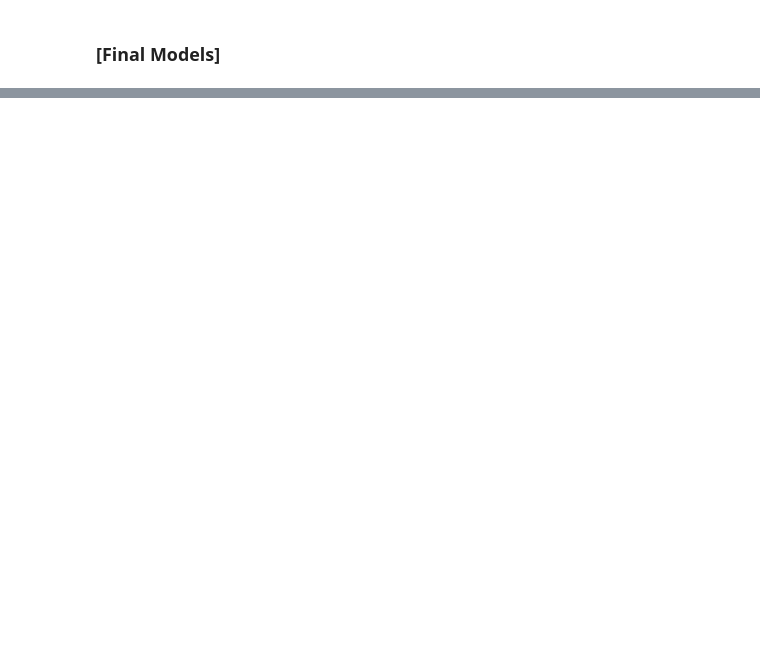
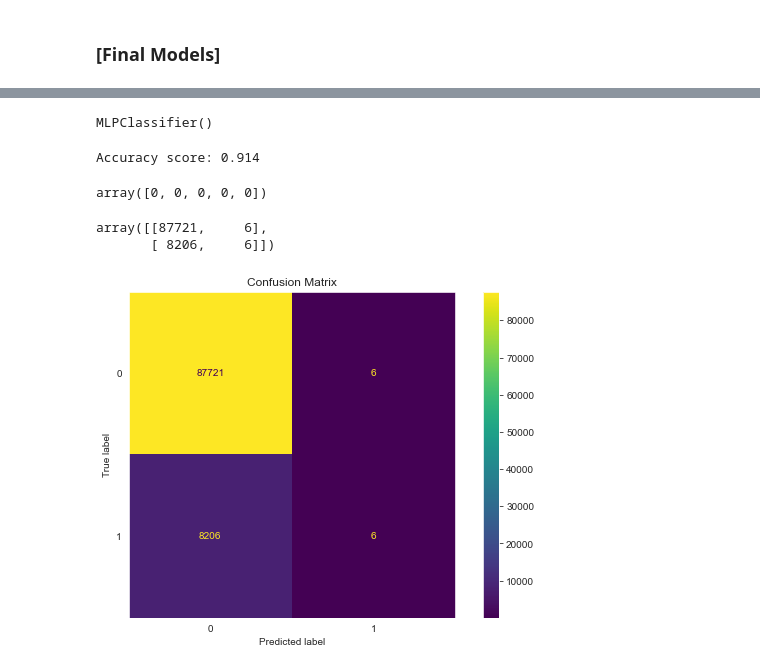
Before and after one commit to ChrisGarciaDS/HeartDisease, a Jupyter notebook: heartdisease.ipynb, the cells around one changed output, grey strips where cells are left out. Saved outputs shown, nothing was run; the diff lists cells and outputs as text; code cells hidden in the pictures; blank space fills up the shorter version.

```diff
--- a/heartdisease.ipynb
+++ b/heartdisease.ipynb
@@ -334,0 +523,28 @@ There are no highly correlated attributes. We can conclude to manually remove fe
+# %%
+mlp = MLPClassifier()
+# %%
+mlp.fit(X_train, y_train)
+# %% [output]
+MLPClassifier()
+# %%
+# model accuracy
+score_mlp = mlp.score(X_test, y_test)
+print(f'Accuracy score: {score_mlp:.3f}')
+# %% [output]
+Accuracy score: 0.914
+# %%
+mlp_pred = mlp.predict(X_test)
+mlp_pred[:5]
+# %% [output]
+array([0, 0, 0, 0, 0])
+# %%
+# confusion matrix
+fig, ax = plt.subplots(figsize=(10,6))
+ax.set_title('Confusion Matrix')
+
+disp = metrics.plot_confusion_matrix(mlp, X_test, y_test, ax = ax)
+disp.confusion_matrix
+# %% [output]
+array([[87721,     6],
+       [ 8206,     6]])
+[figure, added]
```
Also changed, not shown: parts of 28 cells of this notebook.
